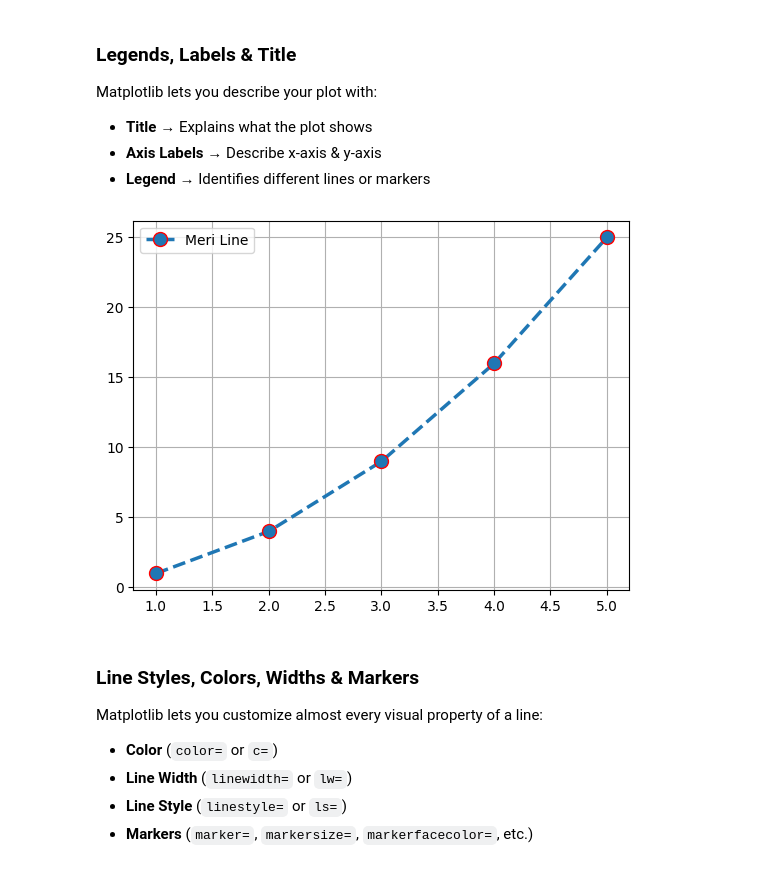
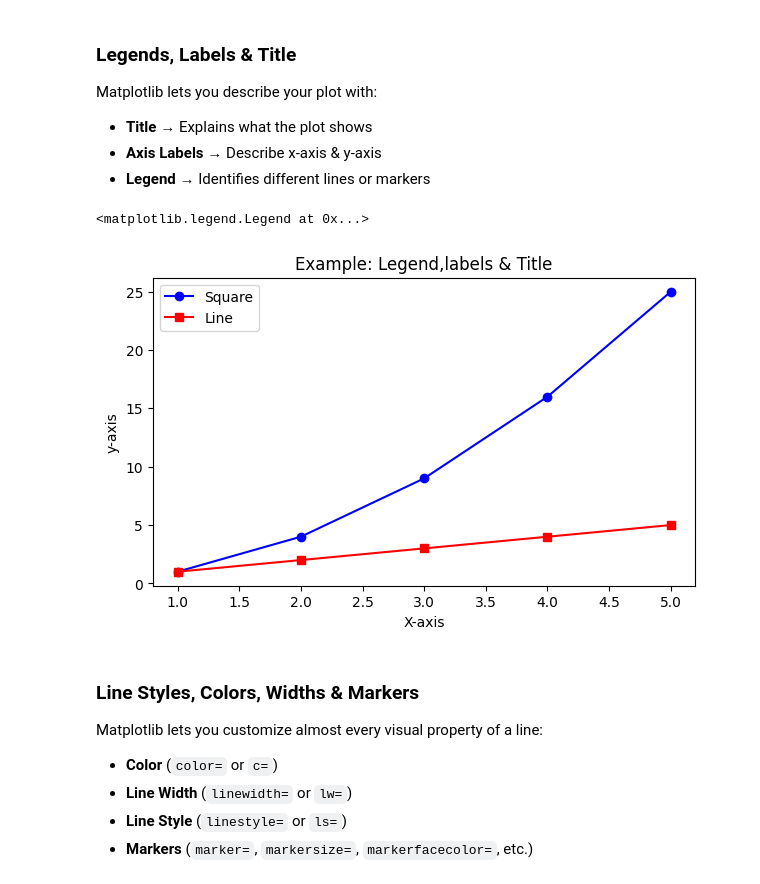
Before and after one commit to ayankhan434/DATA-SCIENCE, a Jupyter notebook: Matplotlib_class1.ipynb, the cells around one changed output. Saved outputs shown, nothing was run; the diff lists cells and outputs as text; code cells hidden in the pictures.

```diff
--- a/Matplotlib_class1.ipynb
+++ b/Matplotlib_class1.ipynb
@@ -123,18 +159,27 @@ Matplotlib lets you describe your plot with:
 - **Title** → Explains what the plot shows
 - **Axis Labels** → Describe x-axis & y-axis
 - **Legend** → Identifies different lines or markers
-# %%
-import matplotlib.pyplot as plt
-x = [1,2,3,4,5]
-y = [1,4,9,16,25]
-
-plt.plot(x,y,marker="o",linewidth=2.5,label="Meri Line",
-         linestyle="--",markersize=10,markeredgecolor='red')
-plt.legend()
-plt.grid(True)
-plt.show()
-# %% [output]
-[figure, removed]
+# %%
+x=[1,2,3,4,5]
+y=[1,4,9,16,25]
+z=[1,2,3,4,5]
+
+plt.figure(figsize=(7,4))
+
+#plot first line
+plt.plot(x,y,color="blue",marker="o" , label="Square")
+
+#plot secomd line
+plt.plot(x,z, color="red",marker="s",label="Line")
+
+plt.xlabel("X-axis")
+plt.ylabel("y-axis")
+plt.title("Example: Legend,labels & Title")
+
+plt.legend(loc="upper left")
+# %% [output]
+<matplotlib.legend.Legend at 0x...>
+[figure, added]
 # %% [markdown]
 ### Line Styles, Colors, Widths & Markers
 
```
Also changed, not shown: parts of 4 cells of this notebook.
